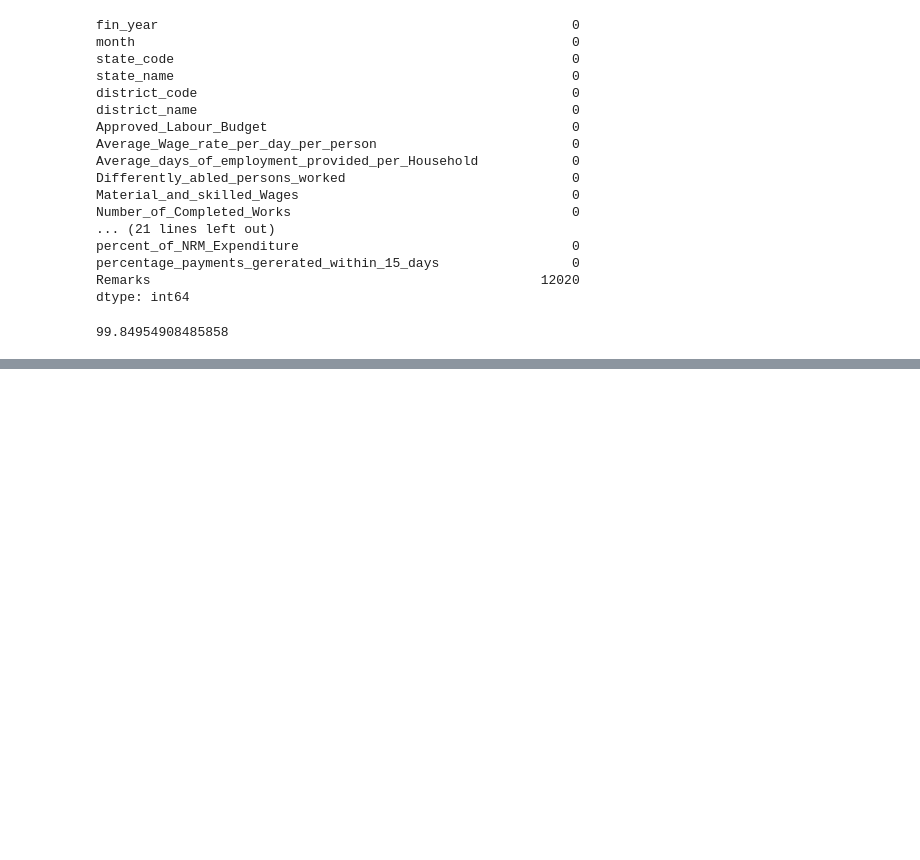
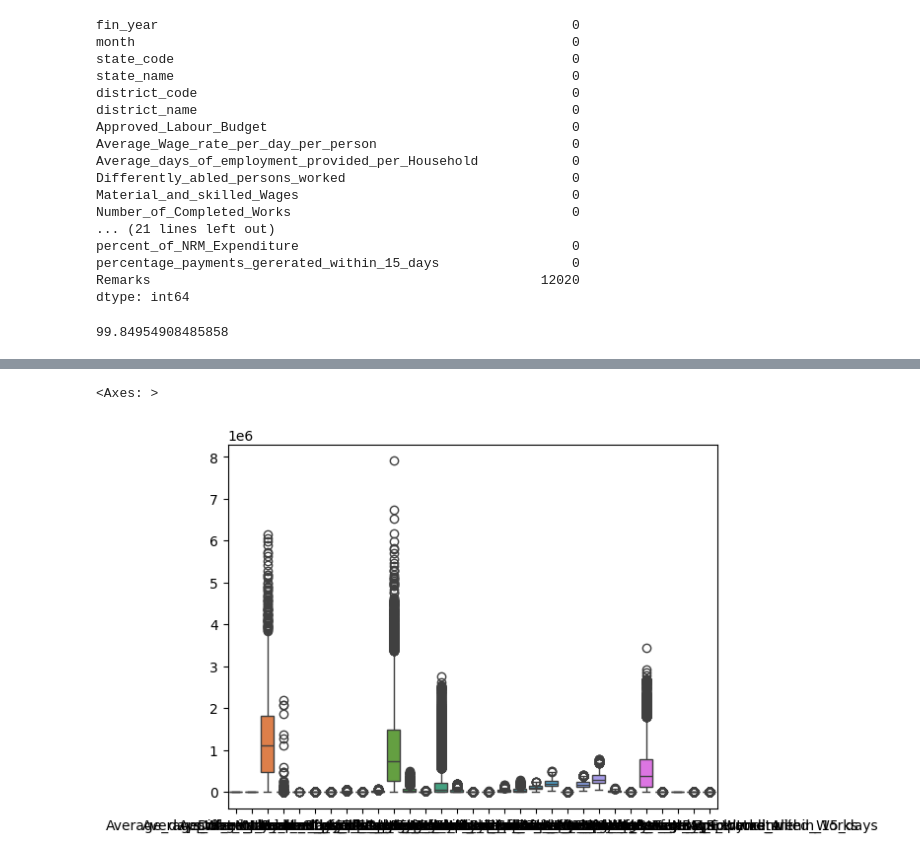
Before and after one commit to iamabirakash/INT-375, a Jupyter notebook: AssamEmployment.ipynb, the cells around one changed output, grey strips where cells are left out. Drawn from its saved outputs; the diff is of its cells as text; code cells hidden in the pictures; blank space fills up the shorter version.

```diff
--- a/AssamEmployment.ipynb
+++ b/AssamEmployment.ipynb
@@ -85,6 +85,4 @@ print(mean)
 # %% [output]
 99.84954908485858
 # %%
-data['Remarks'] = data['percentage_payments_gererated_within_15_days'].apply(
-    lambda x: 'good' if x > mean else 'bad'
-)
+data['Remarks'] = ['Good' if x > mean else 'Bad' for x in data['percentage_payments_gererated_within_15_days']]
@@ -90,0 +105,5 @@ data['Remarks'] = data['percentage_payments_gererated_within_15_days'].apply(
+# %%
+sns.boxplot(data)
+# %% [output]
+<Axes: >
+[figure, added]
```
Also changed, not shown: parts of 6 cells of this notebook.
